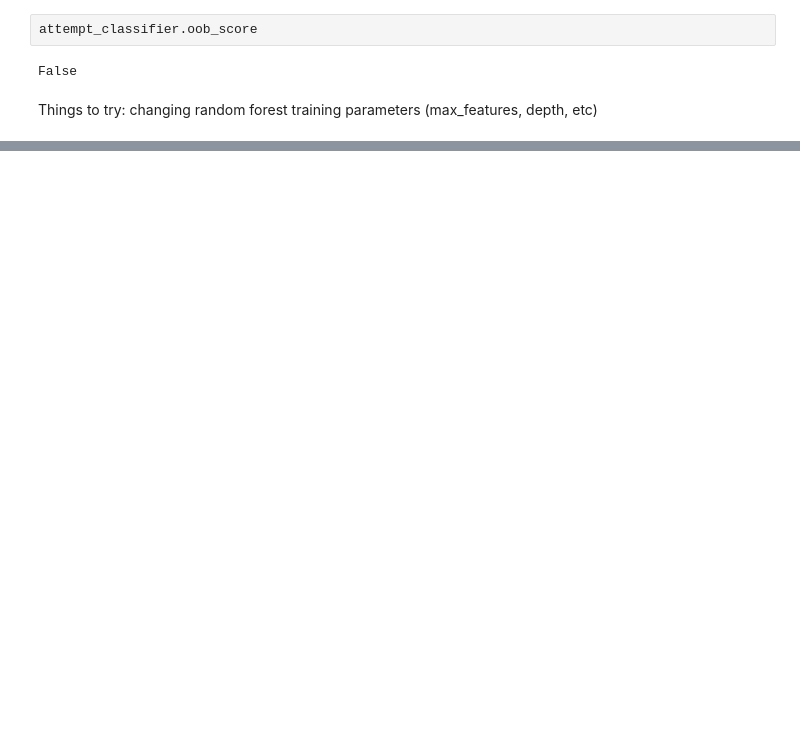
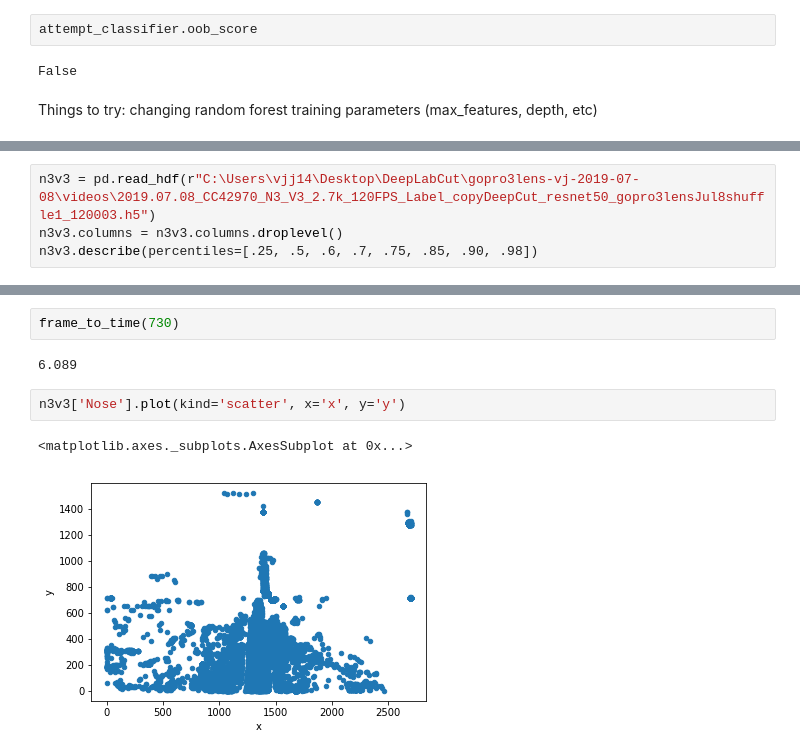
Before and after one commit to vjann/DLC, a Jupyter notebook: notebooks/data_notebooks/data_gopro3lens.ipynb, the cells around one changed output, grey strips where cells are left out. Cells and saved outputs as stored; diff of their text form; blank space fills up the shorter version.

```diff
--- a/notebooks/data_notebooks/data_gopro3lens.ipynb
+++ b/notebooks/data_notebooks/data_gopro3lens.ipynb
@@ -659,0 +703,4 @@ KeyboardInterrupt:
+# %%
+n3v3 = pd.read_hdf(r"C:\Users\vjj14\Desktop\DeepLabCut\gopro3lens-vj-2019-07-08\videos\2019.07.08_CC42970_N3_V3_2.7k_120FPS_Label_copyDeepCut_resnet50_gopro3lensJul8shuffle1_120003.h5")
+n3v3.columns = n3v3.columns.droplevel()
+n3v3.describe(percentiles=[.25, .5, .6, .7, .75, .85, .90, .98])
@@ -659,0 +724,9 @@ KeyboardInterrupt:
+# %%
+frame_to_time(730)
+# %% [output]
+6.089
+# %%
+n3v3['Nose'].plot(kind='scatter', x='x', y='y')
+# %% [output]
+<matplotlib.axes._subplots.AxesSubplot at 0x...>
+[figure, added]
```
Also changed, not shown: parts of 16 cells of this notebook, 2 other files.
